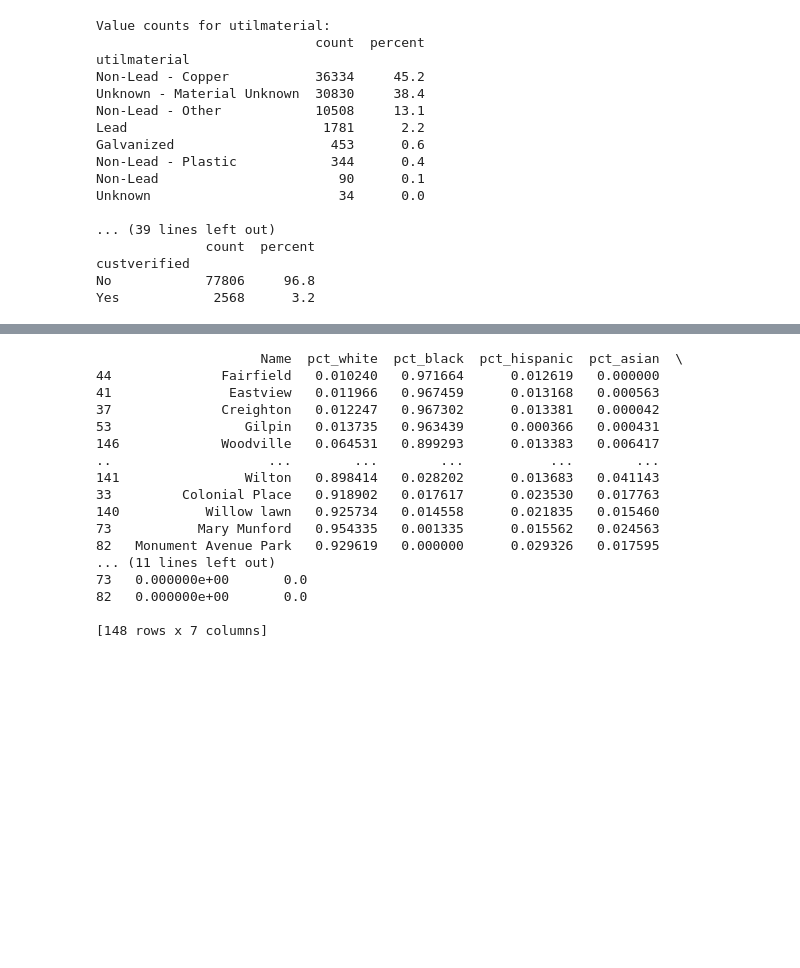
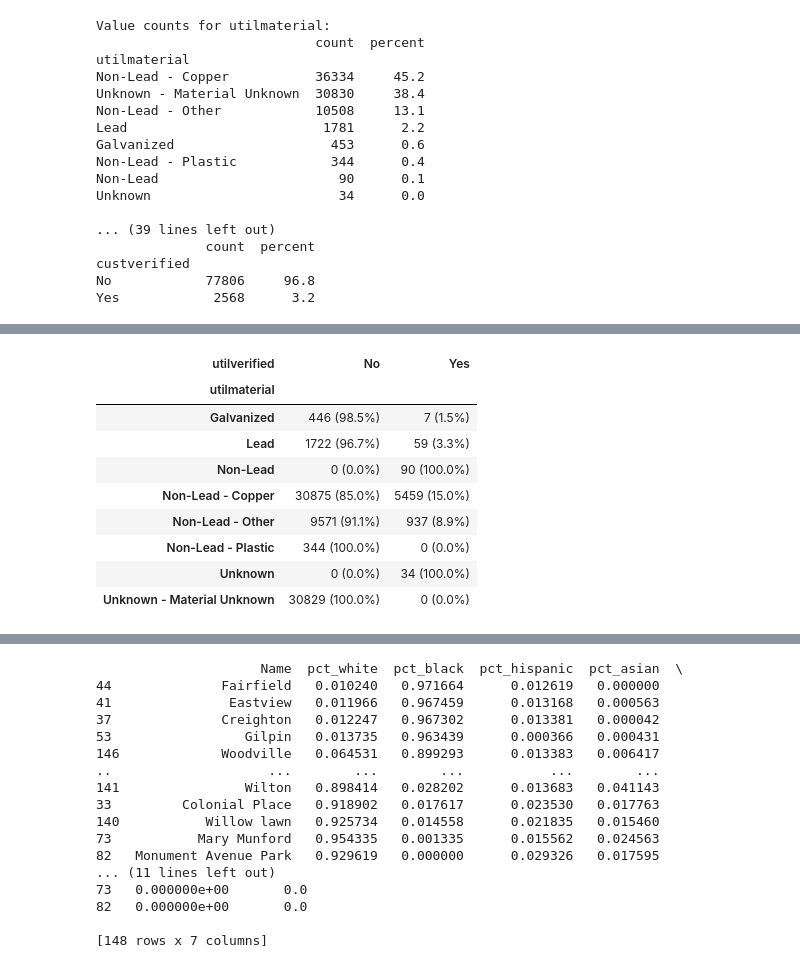
Before and after one commit to bradkellseconomics/RVA-GIS-Work, a Jupyter notebook: lead_ead.ipynb, the cells around one changed output, grey strips where cells are left out. Cells and saved outputs as stored; diff of their text form; code cells hidden in the pictures; blank space fills up the shorter version.

```diff
--- a/lead_ead.ipynb
+++ b/lead_ead.ipynb
@@ -61,0 +79,18 @@ Yes            2568      3.2
+# %%
+#What types of sources tend to what kinds of customer materials?
+ct = pd.crosstab(df["utilmaterial"], df["utilverified"])
+ct_percent = pd.crosstab(df["utilmaterial"], df["utilverified"], normalize="index") * 100
+
+combined = ct.astype(int).astype(str) + " (" + ct_percent.round(1).astype(str) + "%)"
+combined
+# %% [output]
+| utilverified | No | Yes |
+| utilmaterial |  |  |
+| Galvanized | 446 (98.5%) | 7 (1.5%) |
+| Lead | 1722 (96.7%) | 59 (3.3%) |
+| Non-Lead | 0 (0.0%) | 90 (100.0%) |
+| Non-Lead - Copper | 30875 (85.0%) | 5459 (15.0%) |
+| Non-Lead - Other | 9571 (91.1%) | 937 (8.9%) |
+| Non-Lead - Plastic | 344 (100.0%) | 0 (0.0%) |
+| Unknown | 0 (0.0%) | 34 (100.0%) |
+| Unknown - Material Unknown | 30829 (100.0%) | 0 (0.0%) |
```
Also changed, not shown: parts of 3 cells of this notebook.
